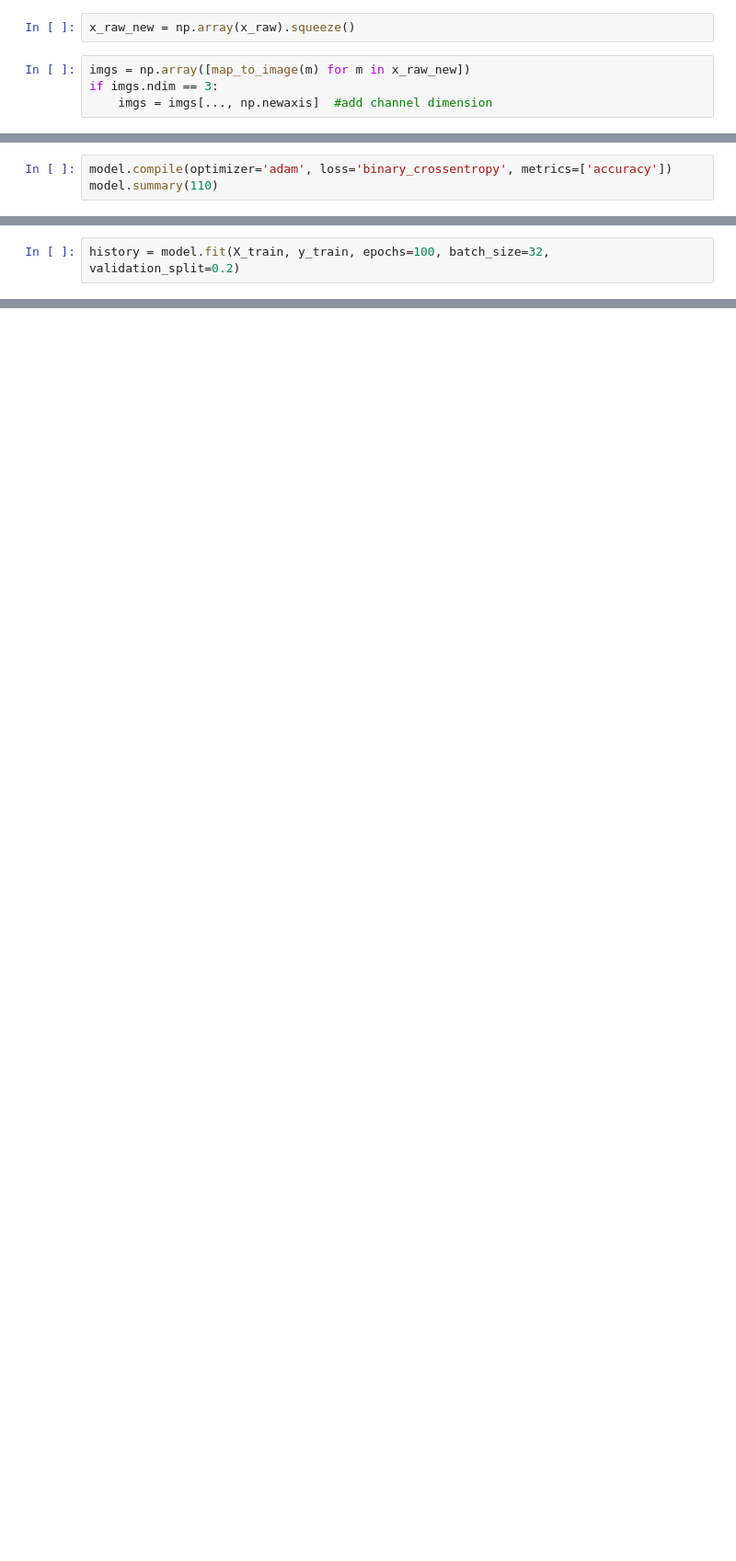
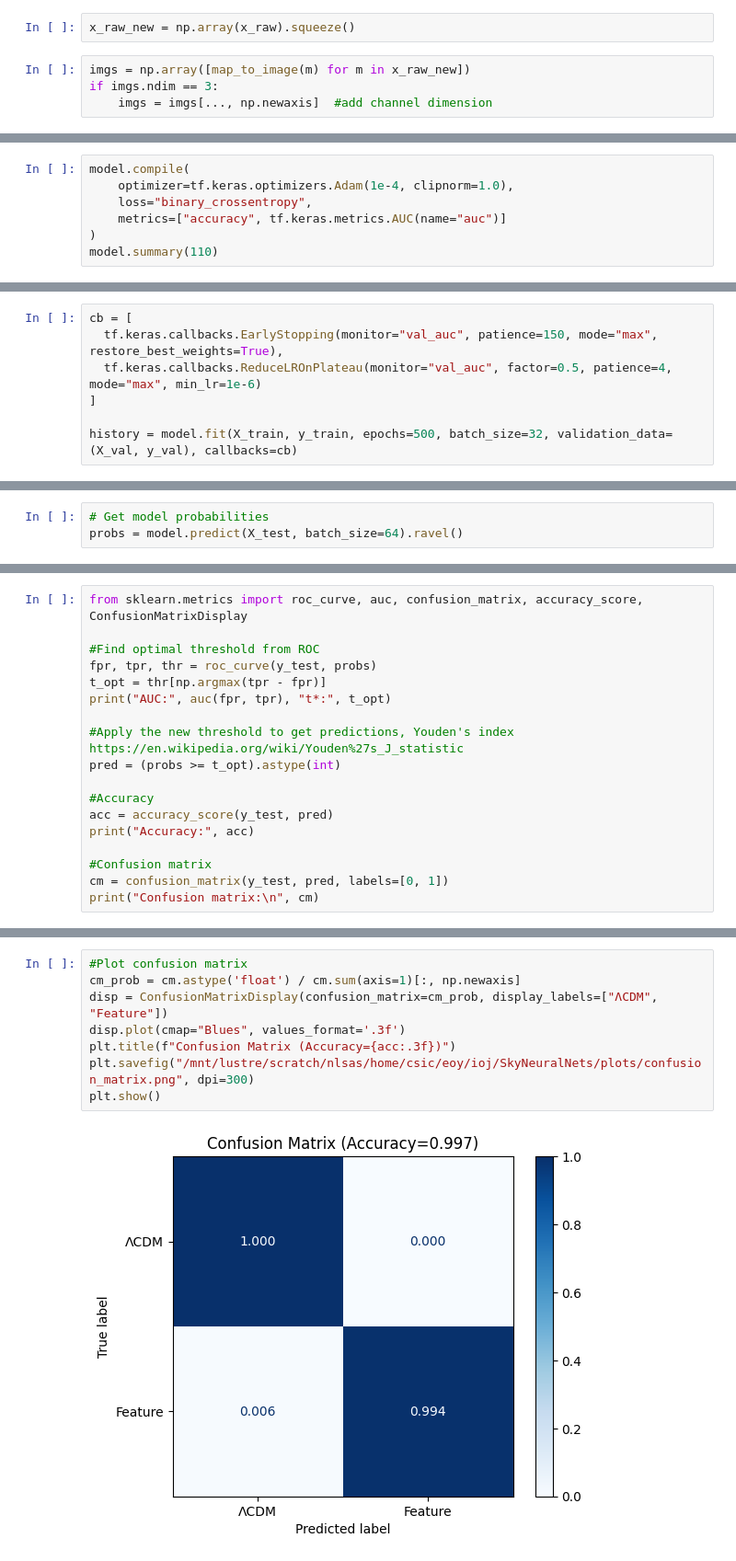
Before and after one commit to SkyExplain/SkyNeuralNets, a Jupyter notebook: CNN_2D_projections.ipynb, the cells around one changed output, grey strips where cells are left out. Shown at 92% size. Saved outputs shown, nothing was run; the diff lists cells and outputs as text; blank space fills up the shorter version.

```diff
--- a/CNN_2D_projections.ipynb
+++ b/CNN_2D_projections.ipynb
@@ -134,4 +223,8 @@ model = models.Sequential([
 # %%
-model.compile(optimizer='adam', loss='binary_crossentropy', metrics=['accuracy'])
+model.compile(
+    optimizer=tf.keras.optimizers.Adam(1e-4, clipnorm=1.0),
+    loss="binary_crossentropy",
+    metrics=["accuracy", tf.keras.metrics.AUC(name="auc")]
+)
 model.summary(110)
 # %% [output]
@@ -159,3 +248,8 @@ Model: "sequential_1"
 # %%
-history = model.fit(X_train, y_train, epochs=100, batch_size=32, validation_split=0.2)
+cb = [
+  tf.keras.callbacks.EarlyStopping(monitor="val_auc", patience=150, mode="max", restore_best_weights=True),
+  tf.keras.callbacks.ReduceLROnPlateau(monitor="val_auc", factor=0.5, patience=4, mode="max", min_lr=1e-6)
+]
+
+history = model.fit(X_train, y_train, epochs=500, batch_size=32, validation_data=(X_val, y_val), callbacks=cb)
 # %% [output]
@@ -215,0 +310,3 @@ plt.ylabel("Loss")
+# %%
+# Get model probabilities
+probs = model.predict(X_test, batch_size=64).ravel()
@@ -215,0 +325,18 @@ plt.ylabel("Loss")
+# %%
+from sklearn.metrics import roc_curve, auc, confusion_matrix, accuracy_score, ConfusionMatrixDisplay
+
+#Find optimal threshold from ROC
+fpr, tpr, thr = roc_curve(y_test, probs)
+t_opt = thr[np.argmax(tpr - fpr)]
+print("AUC:", auc(fpr, tpr), "t*:", t_opt)
+
+#Apply the new threshold to get predictions, Youden's index https://en.wikipedia.org/wiki/Youden%27s_J_statistic
+pred = (probs >= t_opt).astype(int)
+
+#Accuracy
+acc = accuracy_score(y_test, pred)
+print("Accuracy:", acc)
+
+#Confusion matrix
+cm = confusion_matrix(y_test, pred, labels=[0, 1])
+print("Confusion matrix:\n", cm)
@@ -242,0 +383,10 @@ print("Wrong prediction  : ",(len(false_LCDM)+len(false_MoG))/sum(lenghts))
+# %%
+#Plot confusion matrix
+cm_prob = cm.astype('float') / cm.sum(axis=1)[:, np.newaxis]
+disp = ConfusionMatrixDisplay(confusion_matrix=cm_prob, display_labels=["ΛCDM", "Feature"])
+disp.plot(cmap="Blues", values_format='.3f')
+plt.title(f"Confusion Matrix (Accuracy={acc:.3f})")
+plt.savefig("/mnt/lustre/scratch/nlsas/home/csic/eoy/ioj/SkyNeuralNets/plots/confusion_matrix.png", dpi=300)
+plt.show()
+# %% [output]
+[figure, added]
```
Also changed, not shown: parts of 25 cells of this notebook.
